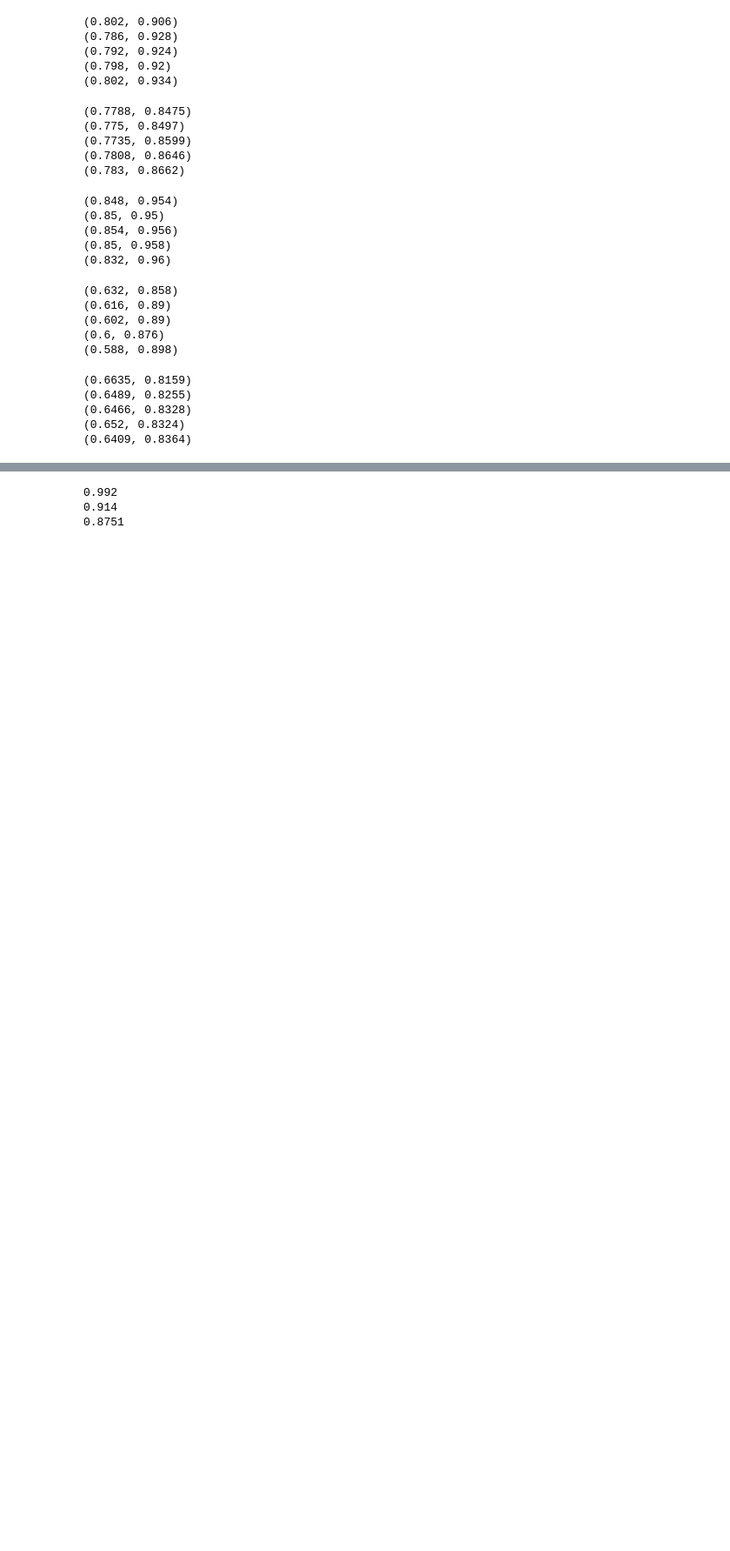
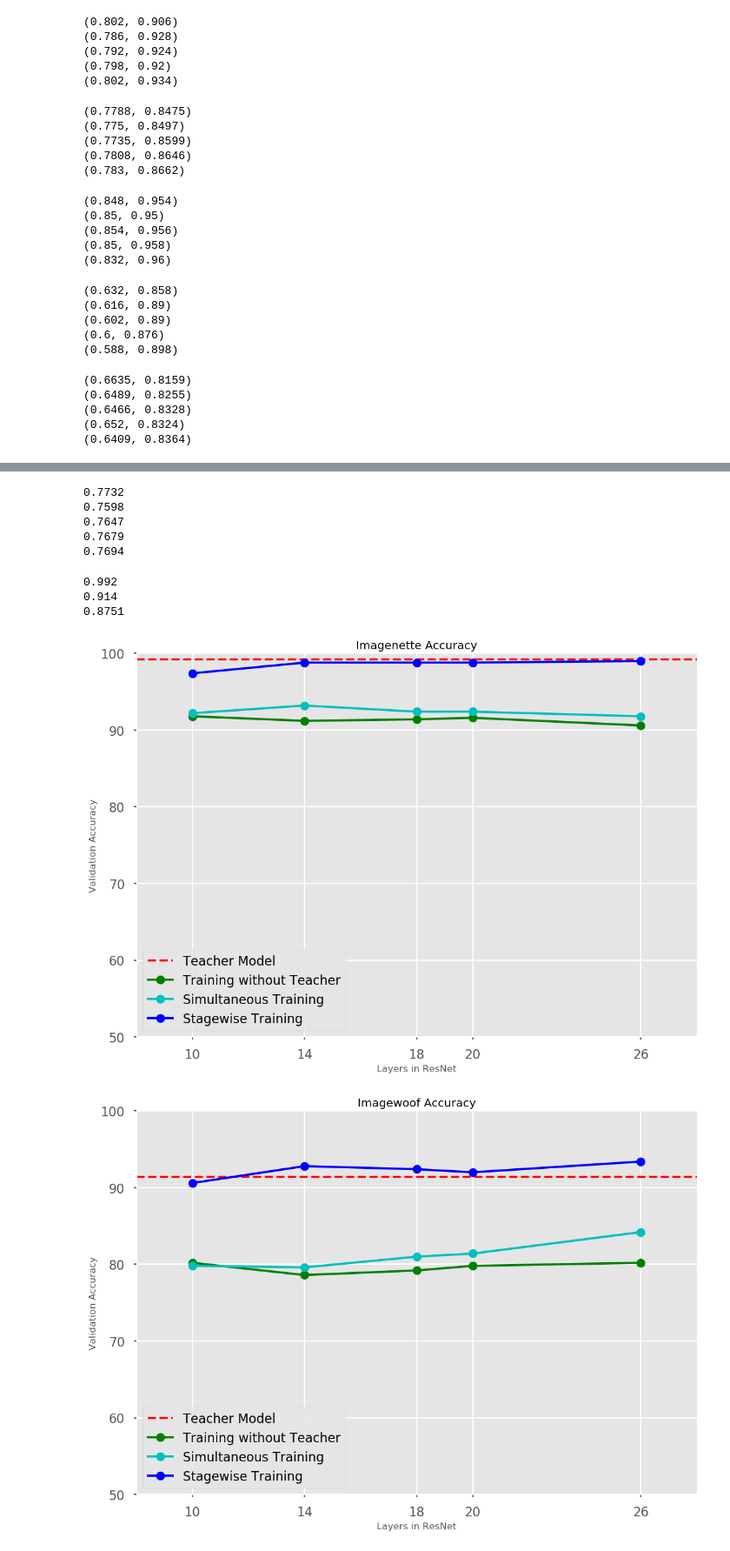
Before and after one commit to IvLabs/stagewise-knowledge-distillation, a Jupyter notebook: notebooks/evaluation.ipynb, the cells around one changed output, grey strips where cells are left out. Shown: that part at 87% size. Drawn from its saved outputs; the diff is of its cells as text; code cells hidden in the pictures; blank space fills up the shorter version.

```diff
--- a/notebooks/evaluation.ipynb
+++ b/notebooks/evaluation.ipynb
@@ -180,3 +244,15 @@ print(check_ld('resnet26', 'cifar10'))
+# %%
+print(check_simultaneous('resnet10', 'cifar10'))
+print(check_simultaneous('resnet14', 'cifar10'))
+print(check_simultaneous('resnet18', 'cifar10'))
+print(check_simultaneous('resnet20', 'cifar10'))
+print(check_simultaneous('resnet26', 'cifar10'))
+# %% [output]
+0.7732
+0.7598
+0.7647
+0.7679
+0.7694
 # %%
 def check_teacher(model_name, dataset) :
     if dataset == 'imagenette' :
@@ -216,3 +292,33 @@ print(check_teacher('resnet34', 'cifar10'))
 0.992
 0.914
 0.8751
+# %%
+for dataset in ['imagenette', 'imagewoof', 'cifar10'] :
+    imagenette_acc_stagewise = list()
+    imagenette_acc_simultaneous = list()
+    imagenette_acc_noteacher = list()
+    for model in ['resnet10', 'resnet14', 'resnet18', 'resnet20', 'resnet26'] :
+        noteacher_acc, stagewise_acc = check(model, dataset)
+        simul_acc = check_simultaneous(model, dataset)
+        imagenette_acc_noteacher.append(noteacher_acc * 100)
+        imagenette_acc_stagewise.append(stagewise_acc * 100)
+        imagenette_acc_simultaneous.append(simul_acc * 100)
+
+    teacher_acc = check_teacher('resnet34', dataset) * 100
+
+    layers = [10, 14, 18, 20, 26]
+
+    with plt.style.context('ggplot'):
+        fig, ax = plt.subplots()
+        title_ = dataset[0].upper() + dataset[1 : ] + ' Accuracy'
+        ax.set(xlim = [8, 28], ylim = [50, 100], xlabel = 'Layers in ResNet', ylabel = 'Validation Accuracy', title = title_)
+        ax.axhline(teacher_acc, ls = '--', color = 'r', label = 'Teacher Model')
+        ax.plot(layers, imagenette_acc_noteacher, 'go-', label = 'Training without Teacher')
+        ax.plot(layers, imagenette_acc_simultaneous, 'co-', label = 'Simultaneous Training')
+        ax.plot(layers, imagenette_acc_stagewise, 'bo-', label = 'Stagewise Training')
+        plt.xticks(layers)
+        ax.legend(loc = 'best')
+    plt.show()
+# %% [output]
+[figure, added]
+[figure, added]
```
Also changed, not shown: parts of 6 cells of this notebook, 2 other files.
